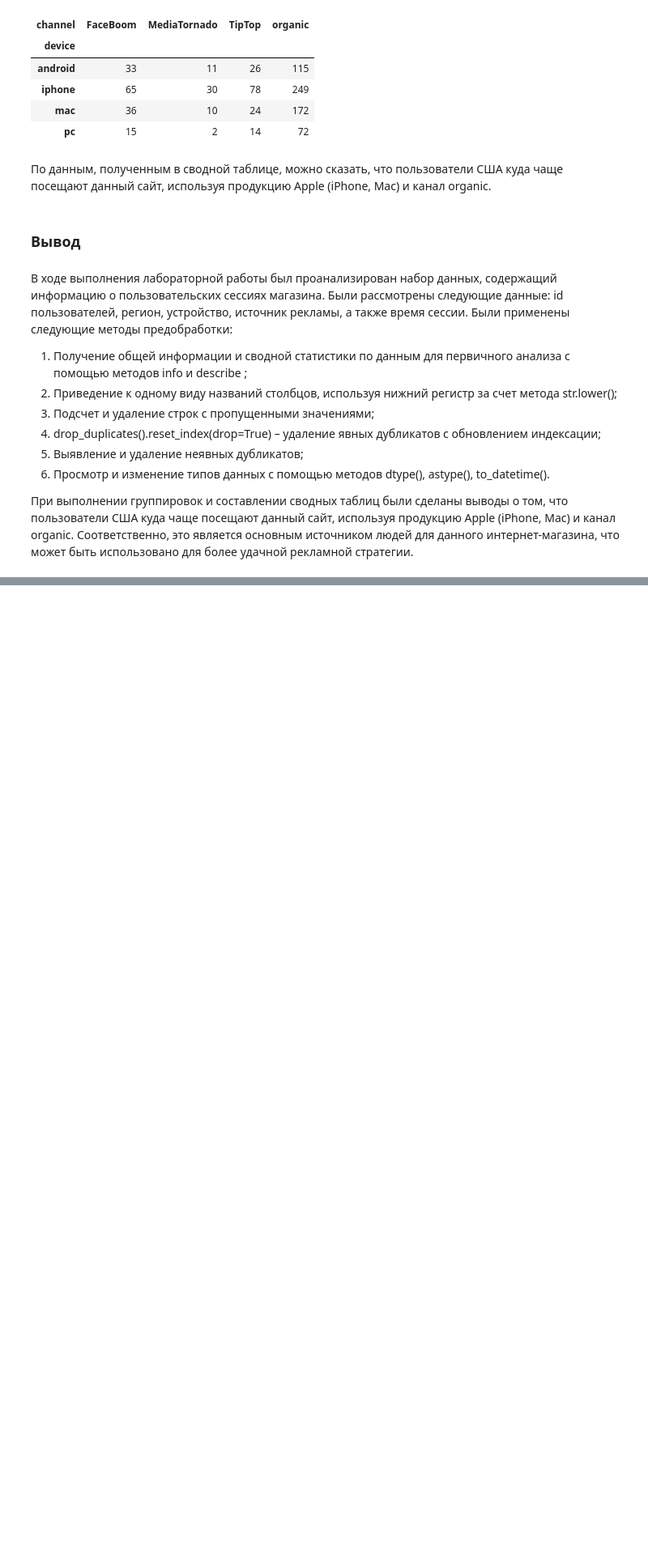
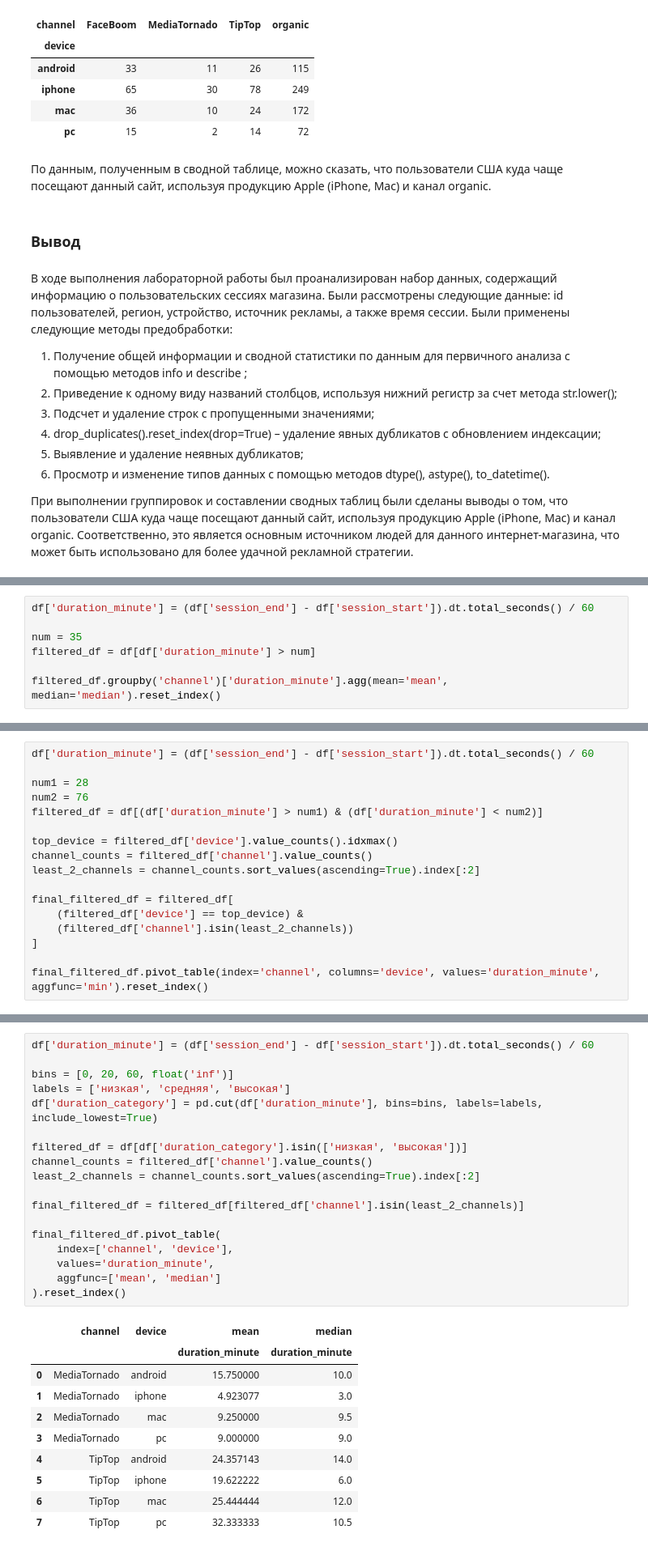
Before and after one commit to AnnLoknovskaya/AD_lab1, a Jupyter notebook: ЛР1_Локновская_6.ipynb, the cells around one changed output, grey strips where cells are left out. Shown at 81% size. Drawn from its saved outputs; the diff is of its cells as text; blank space fills up the shorter version.

```diff
--- a/ЛР1_Локновская_6.ipynb
+++ b/ЛР1_Локновская_6.ipynb
@@ -447,0 +508,7 @@ df.pivot_table(index='device', columns='channel', values='user_id', aggfunc='cou
+# %%
+df['duration_minute'] = (df['session_end'] - df['session_start']).dt.total_seconds() / 60
+
+num = 35
+filtered_df = df[df['duration_minute'] > num]
+
+filtered_df.groupby('channel')['duration_minute'].agg(mean='mean', median='median').reset_index()
@@ -447,0 +565,17 @@ df.pivot_table(index='device', columns='channel', values='user_id', aggfunc='cou
+# %%
+df['duration_minute'] = (df['session_end'] - df['session_start']).dt.total_seconds() / 60
+
+num1 = 28
+num2 = 76
+filtered_df = df[(df['duration_minute'] > num1) & (df['duration_minute'] < num2)]
+
+top_device = filtered_df['device'].value_counts().idxmax()
+channel_counts = filtered_df['channel'].value_counts()
+least_2_channels = channel_counts.sort_values(ascending=True).index[:2]
+
+final_filtered_df = filtered_df[
+    (filtered_df['device'] == top_device) &
+    (filtered_df['channel'].isin(least_2_channels))
+]
+
+final_filtered_df.pivot_table(index='channel', columns='device', values='duration_minute', aggfunc='min').reset_index()
@@ -447,0 +596,29 @@ df.pivot_table(index='device', columns='channel', values='user_id', aggfunc='cou
+# %%
+df['duration_minute'] = (df['session_end'] - df['session_start']).dt.total_seconds() / 60
+
+bins = [0, 20, 60, float('inf')]
+labels = ['низкая', 'средняя', 'высокая']
+df['duration_category'] = pd.cut(df['duration_minute'], bins=bins, labels=labels, include_lowest=True)
+
+filtered_df = df[df['duration_category'].isin(['низкая', 'высокая'])]
+channel_counts = filtered_df['channel'].value_counts()
+least_2_channels = channel_counts.sort_values(ascending=True).index[:2]
+
+final_filtered_df = filtered_df[filtered_df['channel'].isin(least_2_channels)]
+
+final_filtered_df.pivot_table(
+    index=['channel', 'device'],
+    values='duration_minute',
+    aggfunc=['mean', 'median']
+).reset_index()
+# %% [output]
+|  | channel | device | mean | median |
+|  |  |  | duration_minute | duration_minute |
+| 0 | MediaTornado | android | 15.750000 | 10.0 |
+| 1 | MediaTornado | iphone | 4.923077 | 3.0 |
+| 2 | MediaTornado | mac | 9.250000 | 9.5 |
+| 3 | MediaTornado | pc | 9.000000 | 9.0 |
+| 4 | TipTop | android | 24.357143 | 14.0 |
+| 5 | TipTop | iphone | 19.622222 | 6.0 |
+| 6 | TipTop | mac | 25.444444 | 12.0 |
+| 7 | TipTop | pc | 32.333333 | 10.5 |
```
Also changed, not shown: parts of 55 cells of this notebook.
